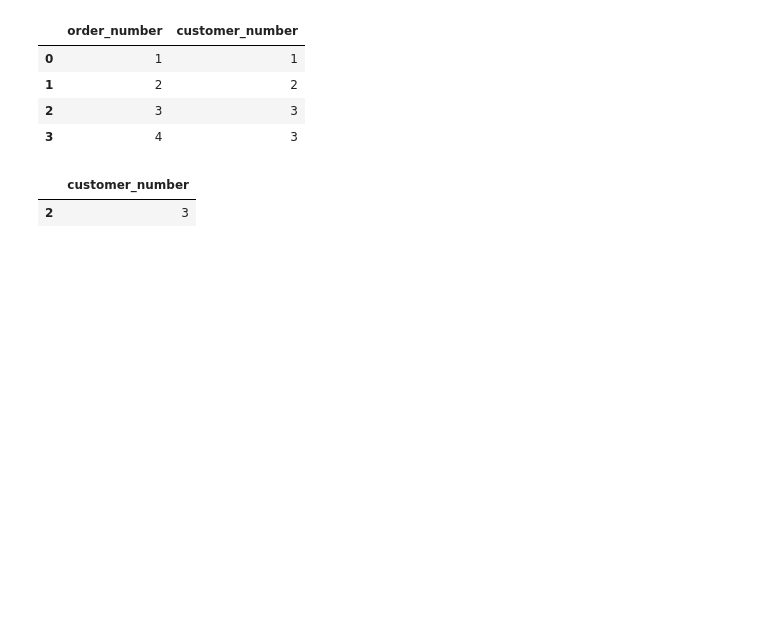
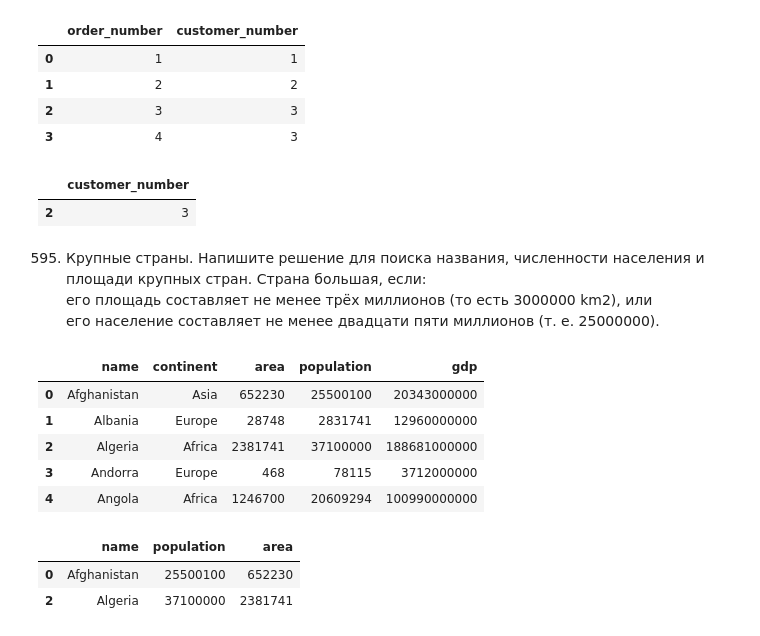
Before and after one commit to Praldmur/Tasks, a Jupyter notebook: Task_All.ipynb, the cells around one changed output. Saved outputs shown, nothing was run; the diff lists cells and outputs as text; code cells hidden in the pictures; blank space fills up the shorter version.

```diff
--- a/Task_All.ipynb
+++ b/Task_All.ipynb
@@ -281,3 +281,24 @@ orders.groupby('customer_number', as_index=False).agg({'order_number': 'count'})
 # %% [output]
 |  | customer_number |
 | 2 | 3 |
+# %% [markdown]
+595. Крупные страны. Напишите решение для поиска названия, численности населения и площади крупных стран. Страна большая, если:
+его площадь составляет не менее трёх миллионов (то есть 3000000 km2), или
+его население составляет не менее двадцати пяти миллионов (т. е. 25000000).
+# %%
+data = [['Afghanistan', 'Asia', 652230, 25500100, 20343000000], ['Albania', 'Europe', 28748, 2831741, 12960000000], ['Algeria', 'Africa', 2381741, 37100000, 188681000000], ['Andorra', 'Europe', 468, 78115, 3712000000], ['Angola', 'Africa', 1246700, 20609294, 100990000000]]
+world = pd.DataFrame(data, columns=['name', 'continent', 'area', 'population', 'gdp']).astype({'name':'object', 'continent':'object', 'area':'Int64', 'population':'Int64', 'gdp':'Int64'})
+world
+# %% [output]
+|  | name | continent | area | population | gdp |
+| 0 | Afghanistan | Asia | 652230 | 25500100 | 20343000000 |
+| 1 | Albania | Europe | 28748 | 2831741 | 12960000000 |
+| 2 | Algeria | Africa | 2381741 | 37100000 | 188681000000 |
+| 3 | Andorra | Europe | 468 | 78115 | 3712000000 |
+| 4 | Angola | Africa | 1246700 | 20609294 | 100990000000 |
+# %%
+world.query('area >= 3000000 or population >= 25000000')[['name', 'population', 'area']]
+# %% [output]
+|  | name | population | area |
+| 0 | Afghanistan | 25500100 | 652230 |
+| 2 | Algeria | 37100000 | 2381741 |
```
Also changed, not shown: parts of 14 cells of this notebook, 3 other files.
